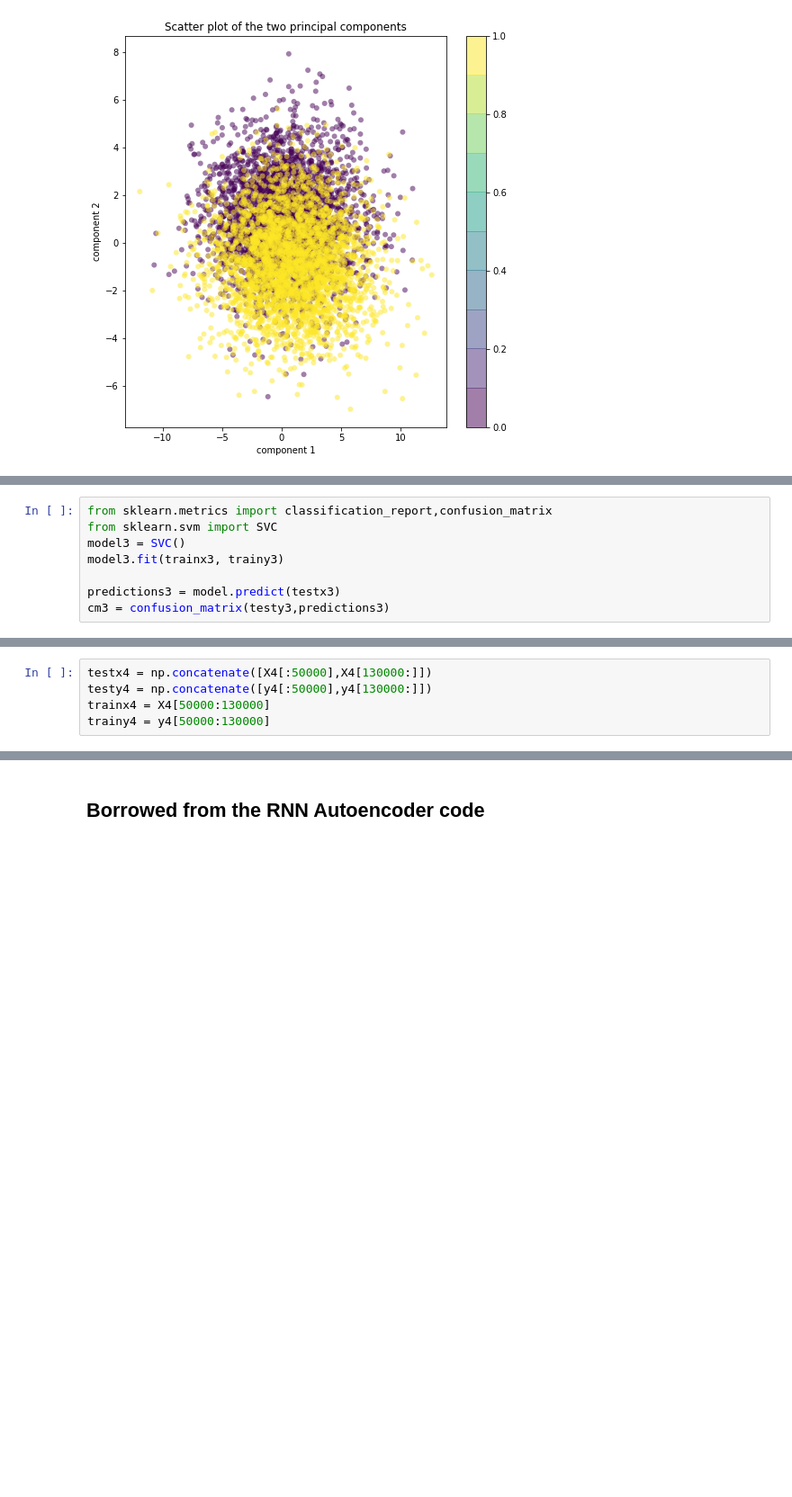
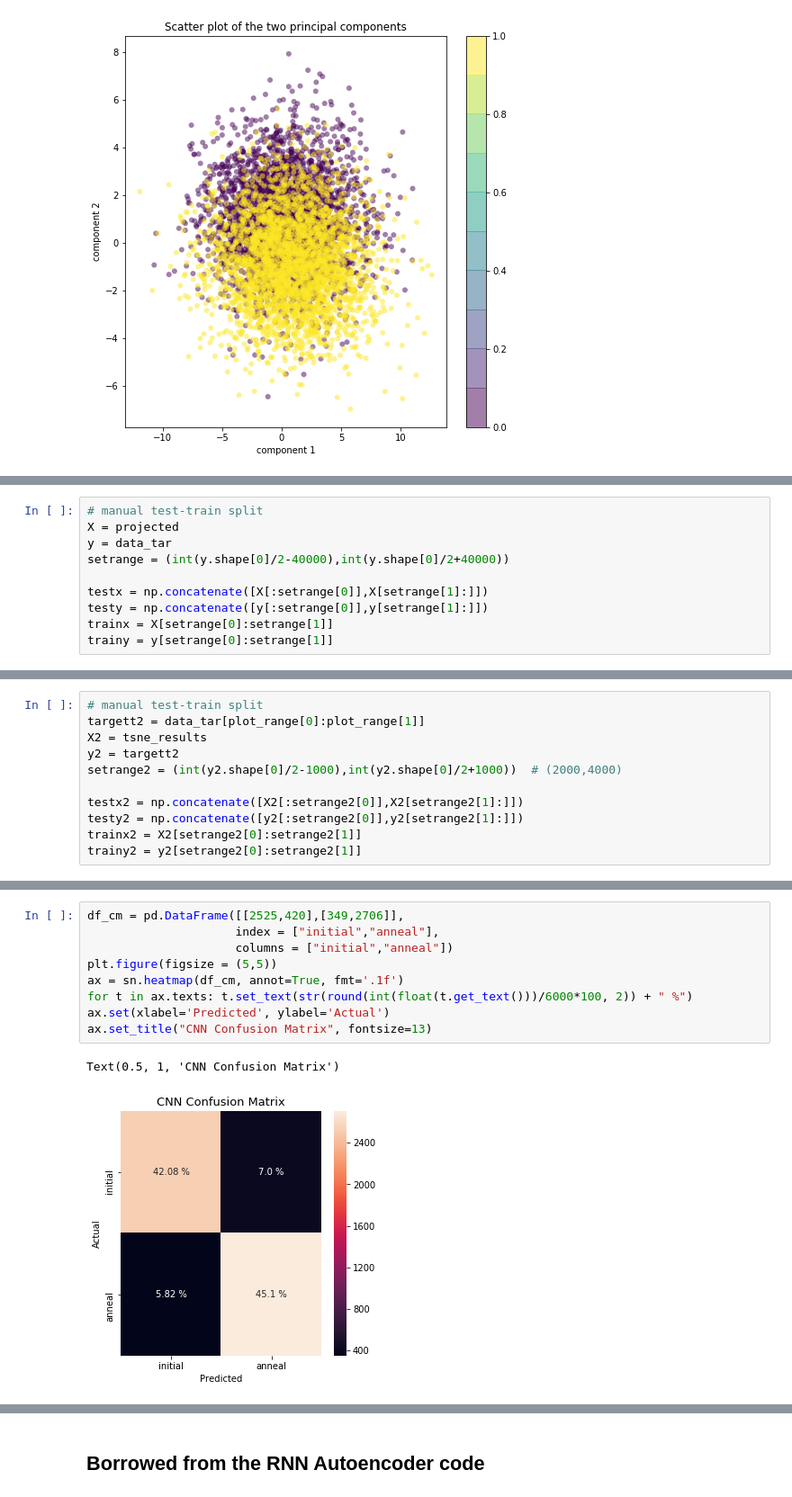
Before and after one commit to techtana/EELS_SFO, a Jupyter notebook: Machine learning classification of oxidation states in strontium iron oxide based on electron energy loss spectra.ipynb, the cells around one changed output, grey strips where cells are left out. Shown at 90% size. Cells and saved outputs as stored; diff of their text form; blank space fills up the shorter version.

```diff
--- a/Machine learning classification of oxidation states in strontium iron oxide based on electron energy loss spectra.ipynb
+++ b/Machine learning classification of oxidation states in strontium iron oxide based on electron energy loss spectra.ipynb
@@ -806,8 +500,0 @@ trainy3 = y3[50000:130000]
-# %%
-from sklearn.metrics import classification_report,confusion_matrix
-from sklearn.svm import SVC
-model3 = SVC()
-model3.fit(trainx3, trainy3)
-
-predictions3 = model.predict(testx3)
-cm3 = confusion_matrix(testy3,predictions3)
@@ -852,5 +500,0 @@ y4.shape
-# %%
-testx4 = np.concatenate([X4[:50000],X4[130000:]])
-testy4 = np.concatenate([y4[:50000],y4[130000:]])
-trainx4 = X4[50000:130000]
-trainy4 = y4[50000:130000]
@@ -877,0 +520,10 @@ Text(0.5, 1, 'ICA Confusion Matrix')
+# %%
+# manual test-train split
+X = projected
+y = data_tar
+setrange = (int(y.shape[0]/2-40000),int(y.shape[0]/2+40000))
+
+testx = np.concatenate([X[:setrange[0]],X[setrange[1]:]])
+testy = np.concatenate([y[:setrange[0]],y[setrange[1]:]])
+trainx = X[setrange[0]:setrange[1]]
+trainy = y[setrange[0]:setrange[1]]
@@ -877,0 +601,11 @@ Text(0.5, 1, 'ICA Confusion Matrix')
+# %%
+# manual test-train split
+targett2 = data_tar[plot_range[0]:plot_range[1]]
+X2 = tsne_results
+y2 = targett2
+setrange2 = (int(y2.shape[0]/2-1000),int(y2.shape[0]/2+1000))  # (2000,4000)
+
+testx2 = np.concatenate([X2[:setrange2[0]],X2[setrange2[1]:]])
+testy2 = np.concatenate([y2[:setrange2[0]],y2[setrange2[1]:]])
+trainx2 = X2[setrange2[0]:setrange2[1]]
+trainy2 = y2[setrange2[0]:setrange2[1]]
@@ -877,0 +784,12 @@ Text(0.5, 1, 'ICA Confusion Matrix')
+# %%
+df_cm = pd.DataFrame([[2525,420],[349,2706]],
+                     index = ["initial","anneal"],
+                     columns = ["initial","anneal"])
+plt.figure(figsize = (5,5))
+ax = sn.heatmap(df_cm, annot=True, fmt='.1f')
+for t in ax.texts: t.set_text(str(round(int(float(t.get_text()))/6000*100, 2)) + " %")
+ax.set(xlabel='Predicted', ylabel='Actual')
+ax.set_title("CNN Confusion Matrix", fontsize=13)
+# %% [output]
+Text(0.5, 1, 'CNN Confusion Matrix')
+[figure, added]
```
Also changed, not shown: parts of 124 cells of this notebook.
